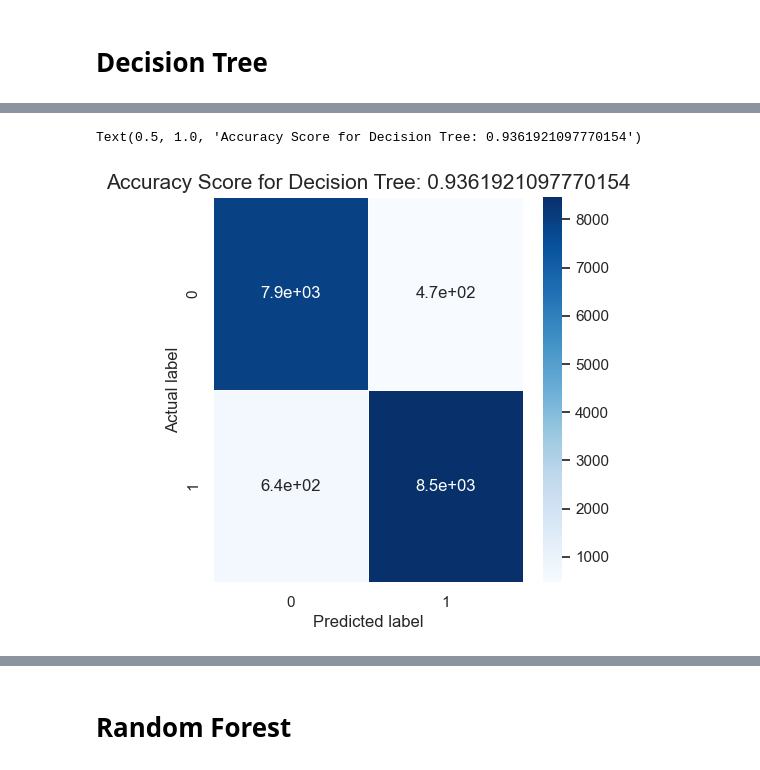
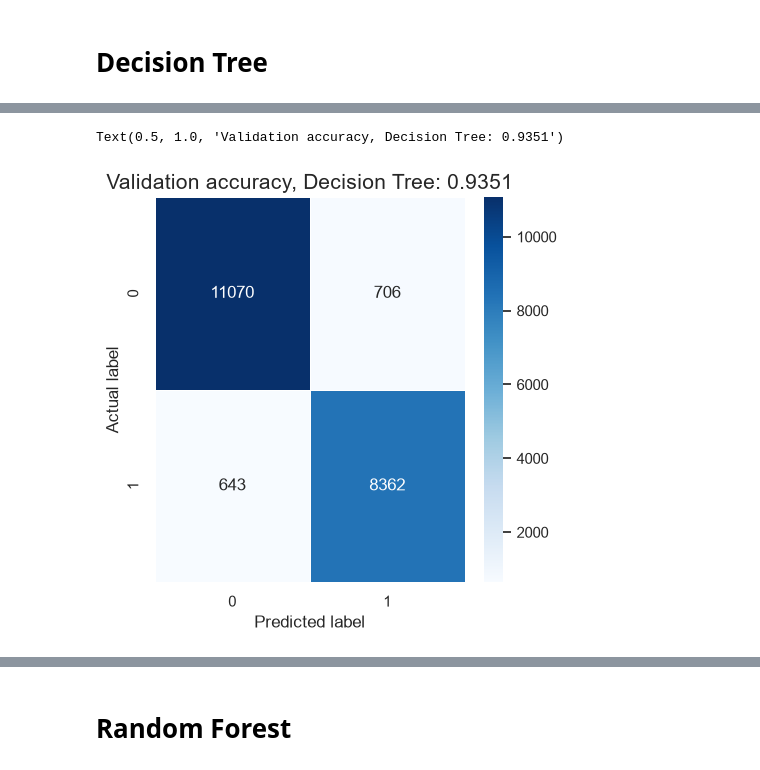
Before and after one commit to hafeez018/Machine-Learning-Projects, a Jupyter notebook: Supervised Learning Projects/Airline Satisfaction Prediction using Classification Algorithms/Airline Satisfaction Prediction Code.ipynb, the cells around one changed output, grey strips where cells are left out. Saved outputs shown, nothing was run; the diff lists cells and outputs as text; code cells hidden in the pictures.

```diff
--- a/Supervised Learning Projects/Airline Satisfaction Prediction using Classification Algorithms/Airline Satisfaction Prediction Code.ipynb
+++ b/Supervised Learning Projects/Airline Satisfaction Prediction using Classification Algorithms/Airline Satisfaction Prediction Code.ipynb
@@ -156,8 +219,6 @@ check_missing[check_missing > 0].sort_values(ascending=False)
 # %% [output]
 Arrival Delay in Minutes    0.298352
 dtype: float64
-# %%
-df['Arrival Delay in Minutes'].fillna(df['Arrival Delay in Minutes'].median(), inplace=True)
 # %%
 df.dtypes
 # %% [output]
@@ -293,18 +387,20 @@ X_train, X_test, y_train, y_test = train_test_split(X,y, test_size=0.2,random_st
 # %%
 from sklearn.tree import DecisionTreeClassifier
 from sklearn.model_selection import GridSearchCV
-dtree = DecisionTreeClassifier()
+
+dtree = DecisionTreeClassifier(class_weight="balanced", random_state=0)
 param_grid = {
-    'max_depth': [3, 4, 5, 6, 7, 8],
-    'min_samples_split': [2, 3, 4],
-    'min_samples_leaf': [1, 2, 3, 4]
+    "max_depth": [3, 4, 5, 6, 7, 8],
+    "min_samples_split": [2, 3, 4],
+    "min_samples_leaf": [1, 2, 3, 4],
 }
 
-# Perform a grid search with cross-validation to find the best hyperparameters
-grid_search = GridSearchCV(dtree, param_grid, cv=5)
+# Perform a grid search with (stratified) 5-fold cross-validation on the TRAINING split only
+grid_search = GridSearchCV(dtree, param_grid, cv=5, n_jobs=-1)
 grid_search.fit(X_train, y_train)
 
 # Print the best hyperparameters
 print(grid_search.best_params_)
+print("best CV accuracy: %.4f" % grid_search.best_score_)
 # %% [output]
 {'max_depth': 8, 'min_samples_leaf': 4, 'min_samples_split': 2}
@@ -311,5 +408,8 @@ print(grid_search.best_params_)
 # %%
 from sklearn.tree import DecisionTreeClassifier
-dtree = DecisionTreeClassifier(random_state=0, max_depth=8, min_samples_leaf=4, min_samples_split=2)
+
+dtree = DecisionTreeClassifier(
+    random_state=0, class_weight="balanced", **grid_search.best_params_
+)  # best params taken from the search, not typed in by hand
 dtree.fit(X_train, y_train)
 # %% [output]
@@ -317,4 +418,6 @@ DecisionTreeClassifier(max_depth=8, min_samples_leaf=4, random_state=0)
 # %%
-y_pred = dtree.predict(X_test)
-print("Accuracy Score :", round(accuracy_score(y_test, y_pred)*100 ,2), "%")
+y_pred = dtree.predict(X_valid)
+print(
+    "Validation Accuracy Score :", round(accuracy_score(y_valid, y_pred) * 100, 2), "%"
+)
 # %% [output]
@@ -365,14 +485,17 @@ shap.summary_plot(shap_values[1], X_test.values, feature_names = X_test.columns)
 # %%
 from sklearn.metrics import confusion_matrix
-cm = confusion_matrix(y_test, y_pred)
-plt.figure(figsize=(5,5))
-sns.heatmap(data=cm,linewidths=.5, annot=True,  cmap = 'Blues')
-plt.ylabel('Actual label')
-plt.xlabel('Predicted label')
-all_sample_title = 'Accuracy Score for Decision Tree: {0}'.format(dtree.score(X_test, y_test))
-plt.title(all_sample_title, size = 15)
+
+cm = confusion_matrix(y_valid, y_pred)
+plt.figure(figsize=(5, 5))
+sns.heatmap(data=cm, linewidths=0.5, annot=True, fmt="d", cmap="Blues")
+plt.ylabel("Actual label")
+plt.xlabel("Predicted label")
+all_sample_title = "Validation accuracy, Decision Tree: {0:.4f}".format(
+    dtree.score(X_valid, y_valid)
+)
+plt.title(all_sample_title, size=15)
 # %% [output]
-Text(0.5, 1.0, 'Accuracy Score for Decision Tree: 0.9361921097770154')
+Text(0.5, 1.0, 'Validation accuracy, Decision Tree: 0.9351')
-[figure, old version]
+[figure, new version]
 # %%
 from sklearn.metrics import roc_curve, roc_auc_score
```
Also changed, not shown: parts of 49 cells of this notebook, 1 other file.
